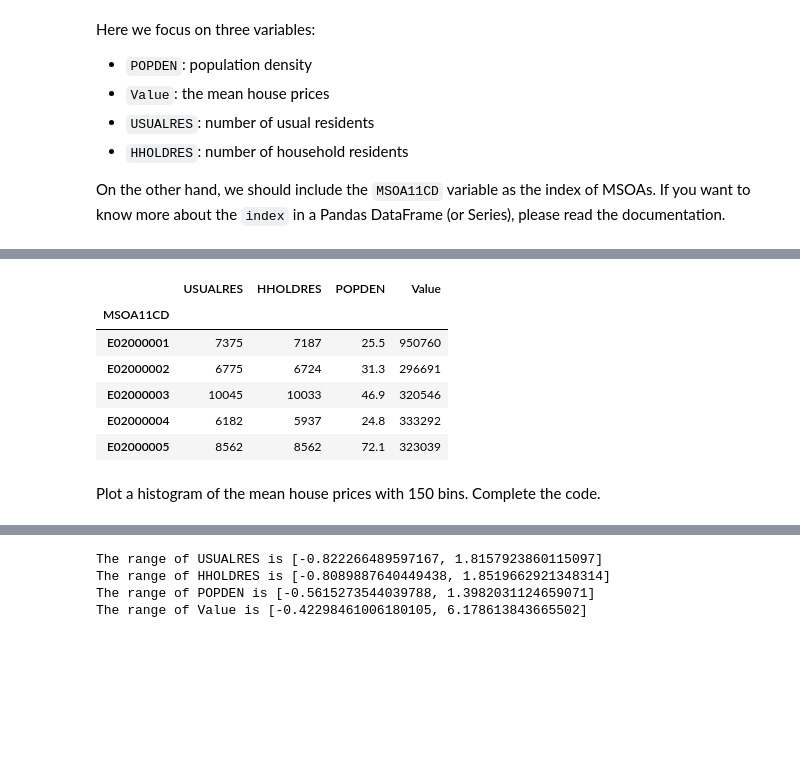
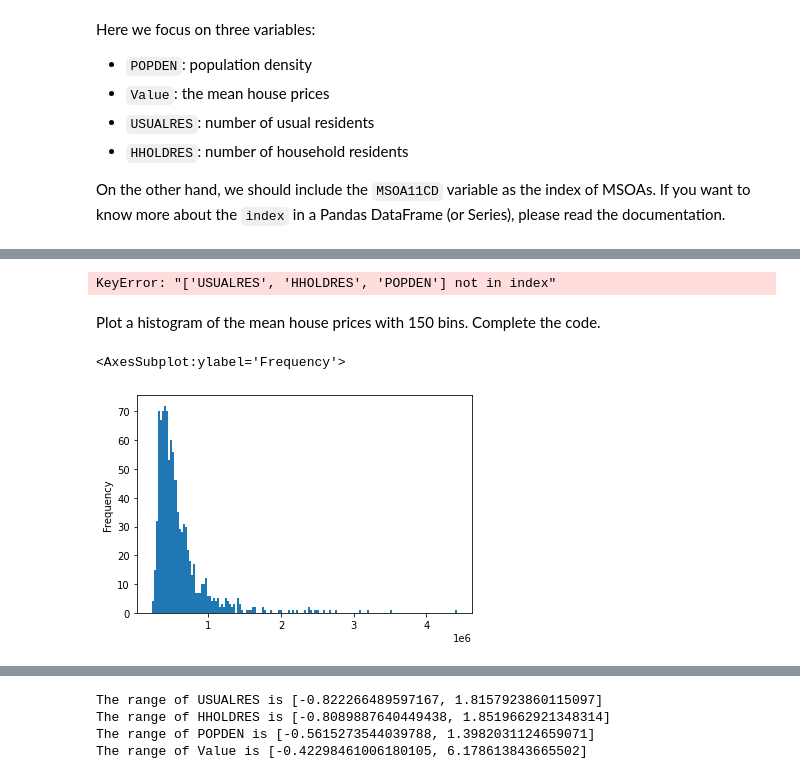
Before and after one commit to minghaninucl/CASA06, a Jupyter notebook: tutorials/week5/DSSS_SDC_2021_Workshop_5_Advanced_Clustering.ipynb, the cells around one changed output, grey strips where cells are left out. Cells and saved outputs as stored; diff of their text form; code cells hidden in the pictures; blank space fills up the shorter version.

```diff
--- a/tutorials/week5/DSSS_SDC_2021_Workshop_5_Advanced_Clustering.ipynb
+++ b/tutorials/week5/DSSS_SDC_2021_Workshop_5_Advanced_Clustering.ipynb
@@ -172,4 +240,4 @@ gdf_london_msoa_census = gdf_london_msoa_census[['MSOA11CD', 'USUALRES', 'HHOLDR
 # %%
-ppd = pd.merge(ppd, gdf_london_msoa_census, left_on='MSOA11CD', right_on='MSOA11CD', how='inner').reset_index()
+ppd = pd.merge(ppd, gdf_london_msoa_census, left_on='MSOA11CD', right_on='MSOA11CD', how='inner')
 ppd.shape
 # %% [output]
@@ -224,15 +319,13 @@
 # %%
+# from this course. not work
 raw = ppd[['MSOA11CD','USUALRES','HHOLDRES', 'POPDEN','Value']].set_index('MSOA11CD').copy()
 raw.head()
 # %% [output]
-|  | USUALRES | HHOLDRES | POPDEN | Value |
-| MSOA11CD |  |  |  |  |
-| E02000001 | 7375 | 7187 | 25.5 | 950760 |
-| E02000002 | 6775 | 6724 | 31.3 | 296691 |
-| E02000003 | 10045 | 10033 | 46.9 | 320546 |
-| E02000004 | 6182 | 5937 | 24.8 | 333292 |
-| E02000005 | 8562 | 8562 | 72.1 | 323039 |
+KeyError: "['USUALRES', 'HHOLDRES', 'POPDEN'] not in index"
 # %% [markdown]
 Plot a histogram of the mean house prices with 150 bins. Complete the code.
 # %%
-raw.???.plot.hist(???=150)
+raw.Value.plot.hist(bins=150)
+# %% [output]
+<AxesSubplot:ylabel='Frequency'>
+[figure, added]
```
Also changed, not shown: parts of 15 cells of this notebook, 30 other files.
